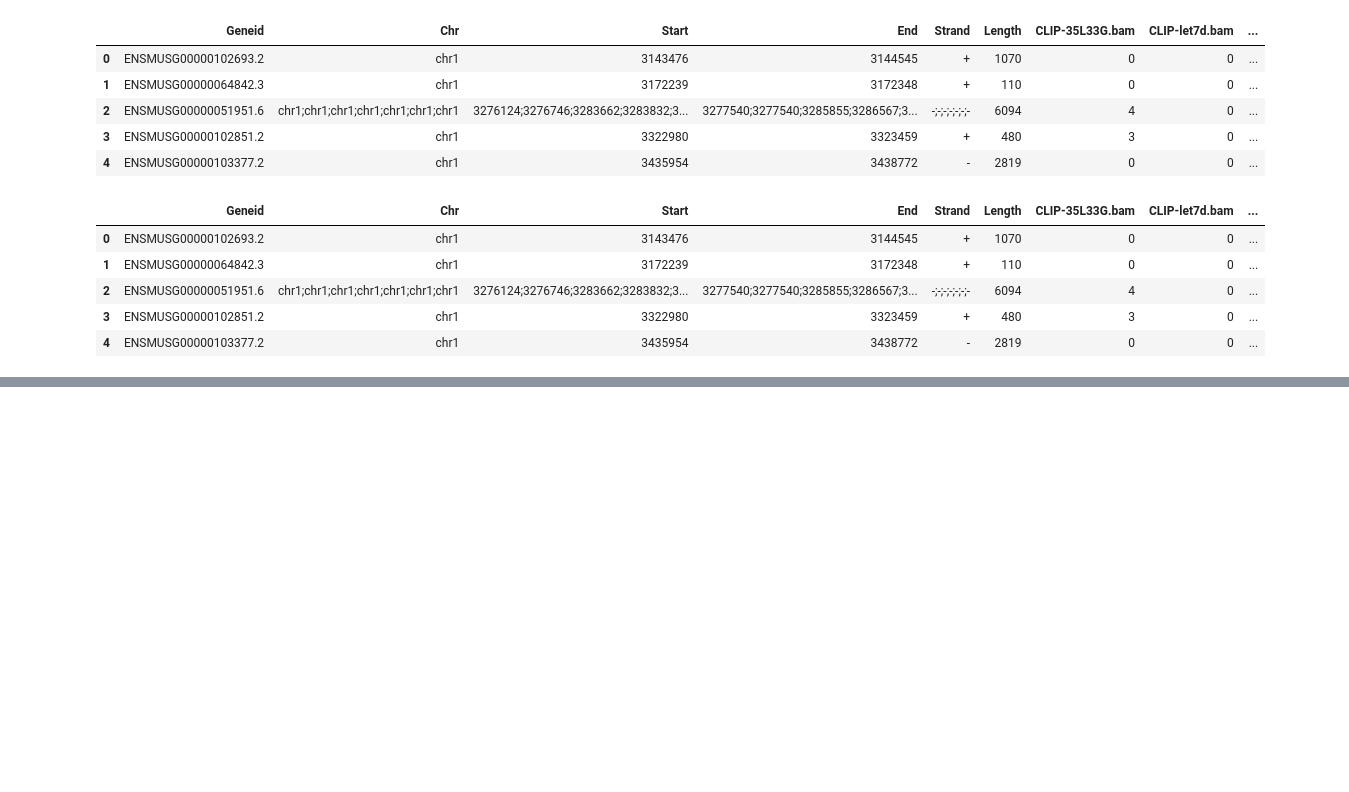
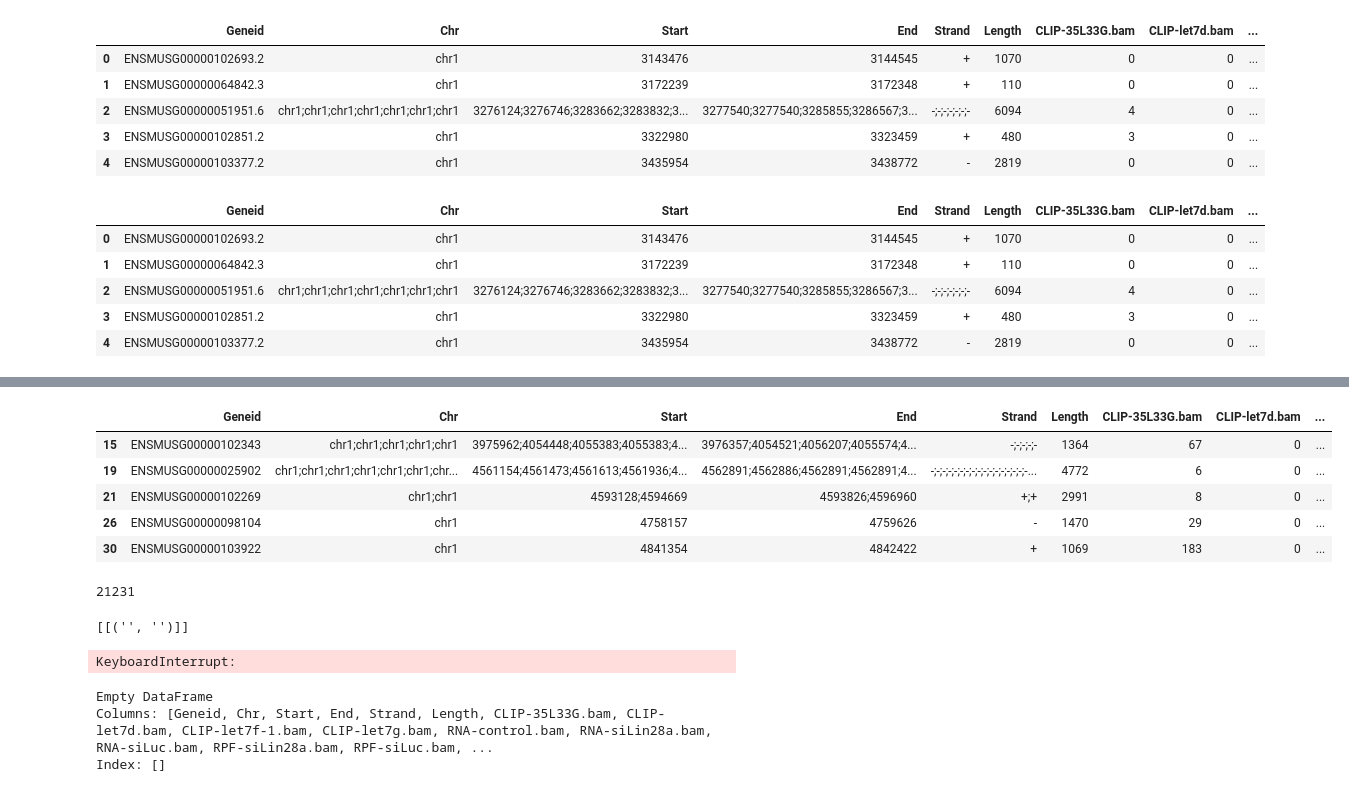
Before and after one commit to EunjinKwon/2024-Bioinformatics, a Jupyter notebook: Project.ipynb, the cells around one changed output, grey strips where cells are left out. Drawn from its saved outputs; the diff is of its cells as text; code cells hidden in the pictures; blank space fills up the shorter version.

Commit message:
Project GOterm 다 찾기_너무 오래걸려서 폐기

```diff
--- a/Project.ipynb
+++ b/Project.ipynb
@@ -66,0 +142,45 @@ cnts.head()
+# %%
+cnts['Geneid'] = cnts['Geneid'].apply(lambda x: x.split('.')[0])
+# %%
+cnts = cnts.dropna(subset=['clip_enrichment'])
+cnts = cnts.dropna(subset=['rden_change'])
+cnts.head()
+# %% [output]
+|  | Geneid | Chr | Start | End | Strand | Length | CLIP-35L33G.bam | CLIP-let7d.bam | ... |
+| 15 | ENSMUSG00000102343 | chr1;chr1;chr1;chr1;chr1 | 3975962;4054448;4055383;4055383;4... | 3976357;4054521;4056207;4055574;4... | -;-;-;-;- | 1364 | 67 | 0 | ... |
+| 19 | ENSMUSG00000025902 | chr1;chr1;chr1;chr1;chr1;chr1;chr... | 4561154;4561473;4561613;4561936;4... | 4562891;4562886;4562891;4562891;4... | -;-;-;-;-;-;-;-;-;-;-;-;-;-;-;-;-... | 4772 | 6 | 0 | ... |
+| 21 | ENSMUSG00000102269 | chr1;chr1 | 4593128;4594669 | 4593826;4596960 | +;+ | 2991 | 8 | 0 | ... |
+| 26 | ENSMUSG00000098104 | chr1 | 4758157 | 4759626 | - | 1470 | 29 | 0 | ... |
+| 30 | ENSMUSG00000103922 | chr1 | 4841354 | 4842422 | + | 1069 | 183 | 0 | ... |
+# %%
+gene_IDs = cnts['Geneid'].tolist()
+#print(gene_IDs)
+print(len(gene_IDs))
+# %% [output]
+21231
+# %%
+GO_terms = []
+for i in range(1):
+    a = get_go_terms(gene_IDs[i])
+    GO_terms.append(a)
+
+print(GO_terms)
+# %% [output]
+[[('', '')]]
+# %%
+GO_terms = []
+for i in range(len(gene_IDs)):
+    a = get_go_terms(gene_IDs[i])
+    GO_terms.append(a)
+
+print(GO_terms)
+# %% [output]
+KeyboardInterrupt:
+# %%
+#2만개 데이터 처리 오래걸려서 중복있나 조회
+duplicates = cnts.duplicated(subset=['Geneid'])
+print(cnts[duplicates])
+# %% [output]
+Empty DataFrame
+Columns: [Geneid, Chr, Start, End, Strand, Length, CLIP-35L33G.bam, CLIP-let7d.bam, CLIP-let7f-1.bam, CLIP-let7g.bam, RNA-control.bam, RNA-siLin28a.bam, RNA-siLuc.bam, RPF-siLin28a.bam, RPF-siLuc.bam, ...
+Index: []
```
Also changed, not shown: parts of 4 cells of this notebook.
